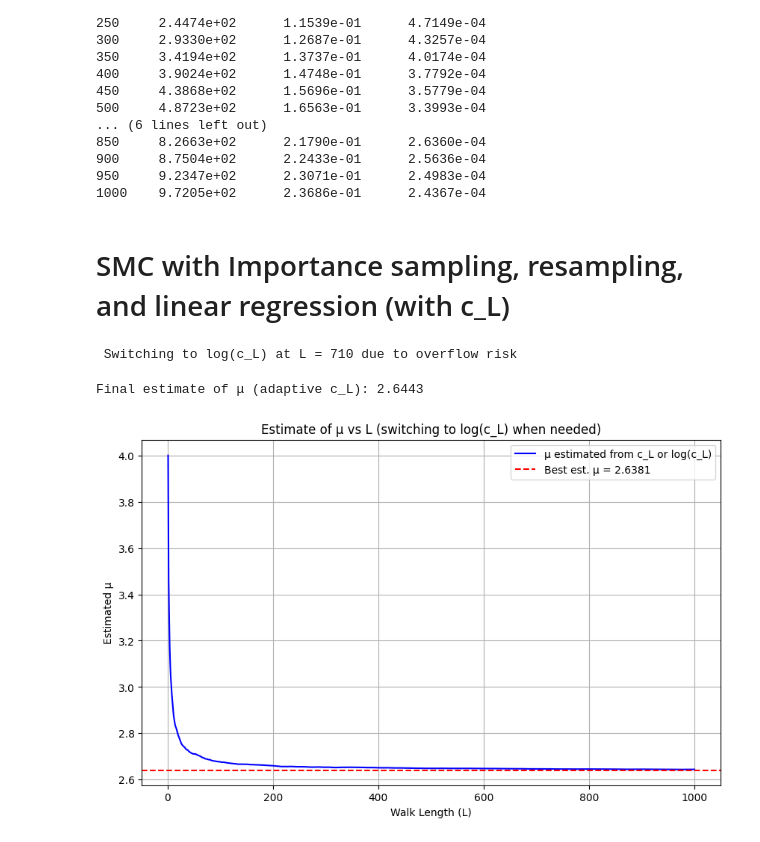
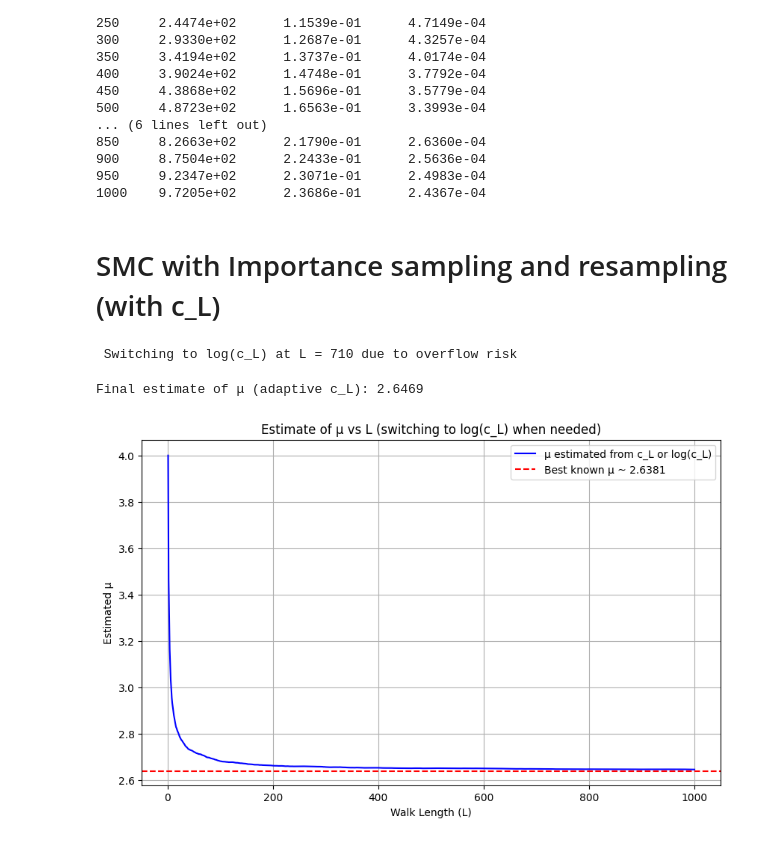
Before and after one commit to georgiakarenlau/ST3247, a Jupyter notebook: SMC/SMC.ipynb, the cells around one changed output. Drawn from its saved outputs; the diff is of its cells as text; code cells hidden in the pictures.

```diff
--- a/SMC/SMC.ipynb
+++ b/SMC/SMC.ipynb
@@ -266,7 +197,7 @@ L       ln(c_L)         Std Error       Relative Error
 950     9.2347e+02      2.3071e-01      2.4983e-04
 1000    9.7205e+02      2.3686e-01      2.4367e-04
 # %% [markdown]
-# SMC with Importance sampling, resampling, and linear regression (with c_L)
+# SMC with Importance sampling and resampling (with c_L)
 # %%
 import random
 import numpy as np
@@ -338,33 +269,33 @@ def estimate_mu_safe(N, max_L, overflow_threshold=1e300):
         if total_weight > 0:
             probs = [w / total_weight for w in weights]
             indices = np.random.choice(len(new_walks), size=N, p=probs)
             walks = [new_walks[i] for i in indices]
         else:
             break
 
     return mu_estimates, L_values, c_L_values
 
 # Parameters
 N = 1000
 max_L = 1000
 
 mu_estimates, L_values, c_L_values = estimate_mu_safe(N, max_L)
 
 # Print final estimate
 if L_values:
     print(f"Final estimate of μ (adaptive c_L): {mu_estimates[-1]:.4f}")
 
 # Plot
 plt.figure(figsize=(10, 6))
 plt.plot(L_values, mu_estimates, 'b-', label='μ estimated from c_L or log(c_L)')
-plt.axhline(y=2.6381, color='red', linestyle='--', label='Best est. μ = 2.6381')
+plt.axhline(y=2.6381, color='red', linestyle='--', label='Best known μ ~ 2.6381')
 plt.xlabel('Walk Length (L)')
 plt.ylabel('Estimated μ')
 plt.title('Estimate of μ vs L (switching to log(c_L) when needed)')
 plt.grid(True)
 plt.legend()
 plt.show()
 # %% [output]
  Switching to log(c_L) at L = 710 due to overflow risk
-Final estimate of μ (adaptive c_L): 2.6443
+Final estimate of μ (adaptive c_L): 2.6469
-[figure, old version]
+[figure, new version]
```
Also changed, not shown: parts of 4 cells of this notebook, 4 other files.
